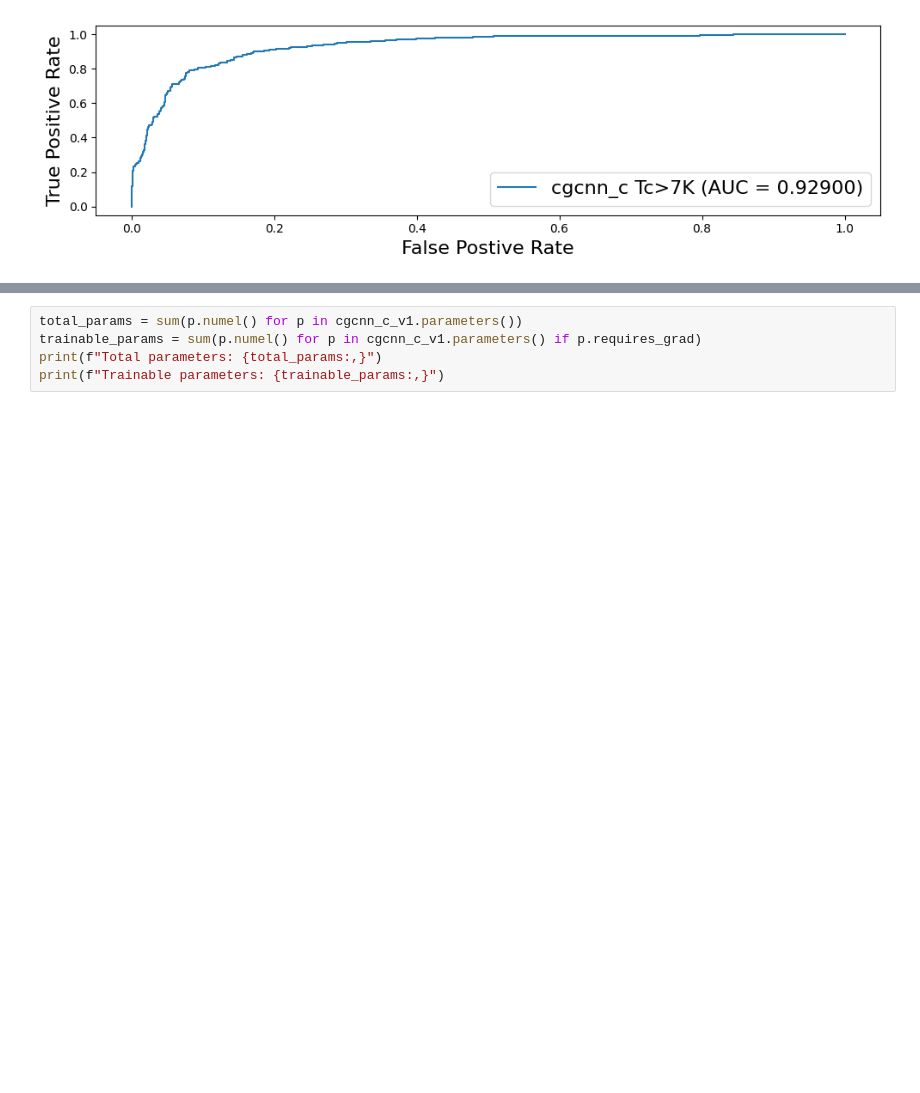
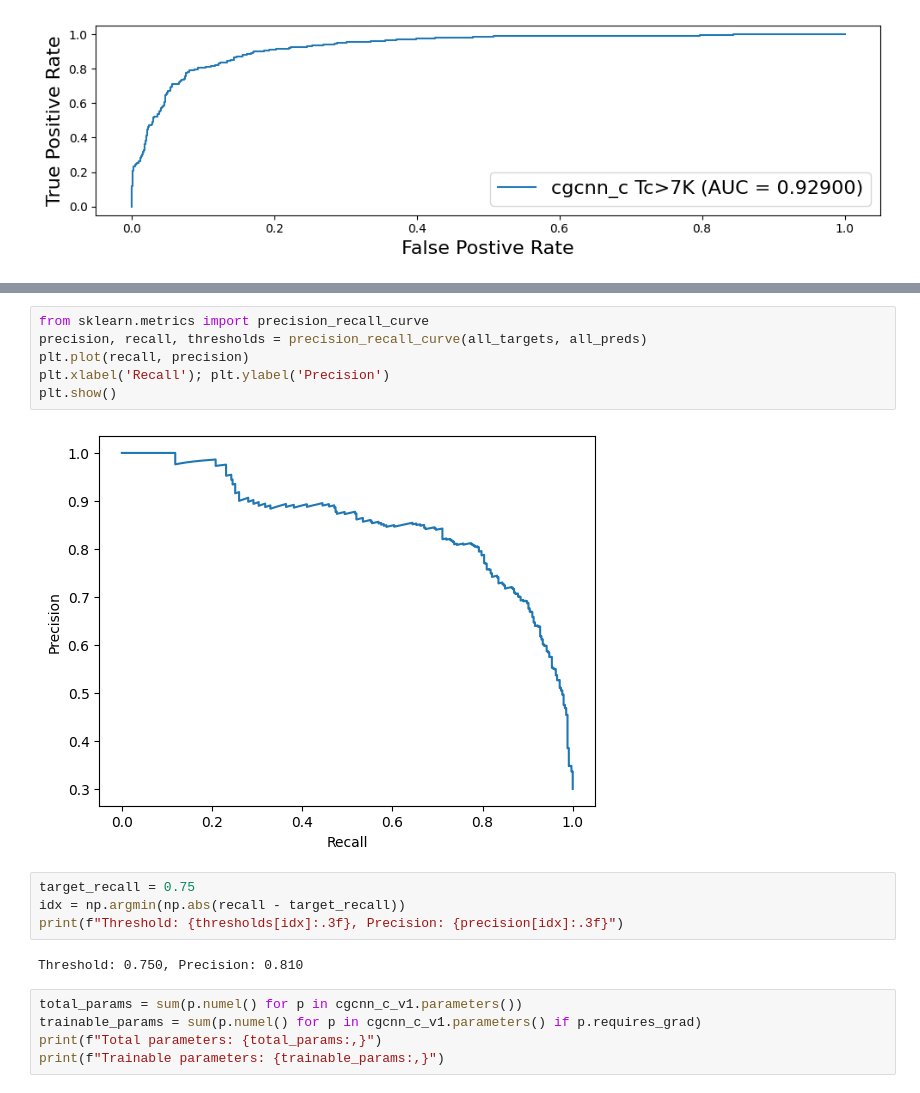
Before and after one commit to SSBNS/ML_Personal_git, a Jupyter notebook: 3DSC_looker_colab.ipynb, the cells around one changed output, grey strips where cells are left out. Cells and saved outputs as stored; diff of their text form; blank space fills up the shorter version.

```diff
--- a/3DSC_looker_colab.ipynb
+++ b/3DSC_looker_colab.ipynb
@@ -933,3 +965,17 @@ plt.show()
+# %%
+from sklearn.metrics import precision_recall_curve
+precision, recall, thresholds = precision_recall_curve(all_targets, all_preds)
+plt.plot(recall, precision)
+plt.xlabel('Recall'); plt.ylabel('Precision')
+plt.show()
+# %% [output]
+[figure, added]
+# %%
+target_recall = 0.75
+idx = np.argmin(np.abs(recall - target_recall))
+print(f"Threshold: {thresholds[idx]:.3f}, Precision: {precision[idx]:.3f}")
+# %% [output]
+Threshold: 0.750, Precision: 0.810
 # %%
 total_params = sum(p.numel() for p in cgcnn_c_v1.parameters())
 trainable_params = sum(p.numel() for p in cgcnn_c_v1.parameters() if p.requires_grad)
```
Also changed, not shown: parts of 3 cells of this notebook.
